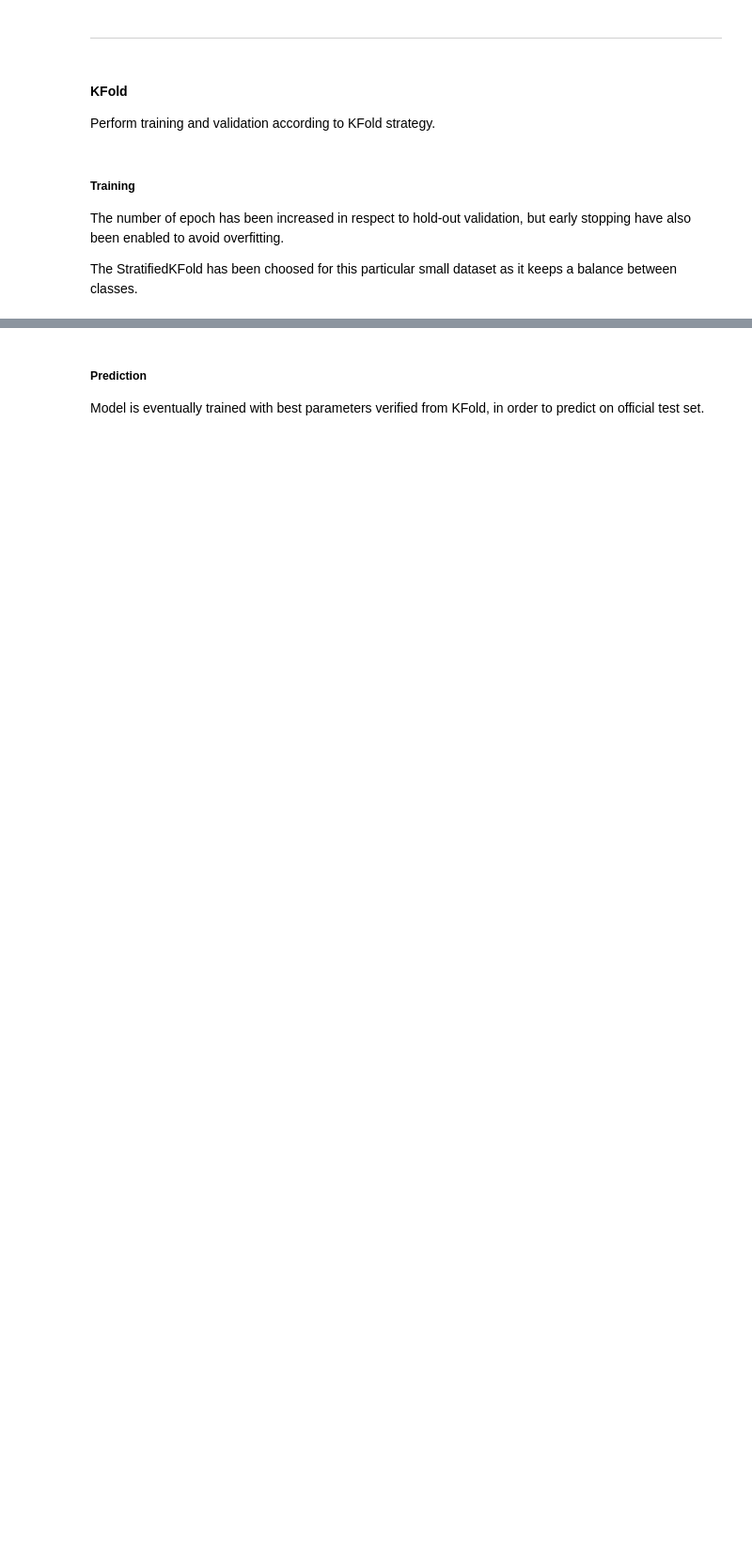
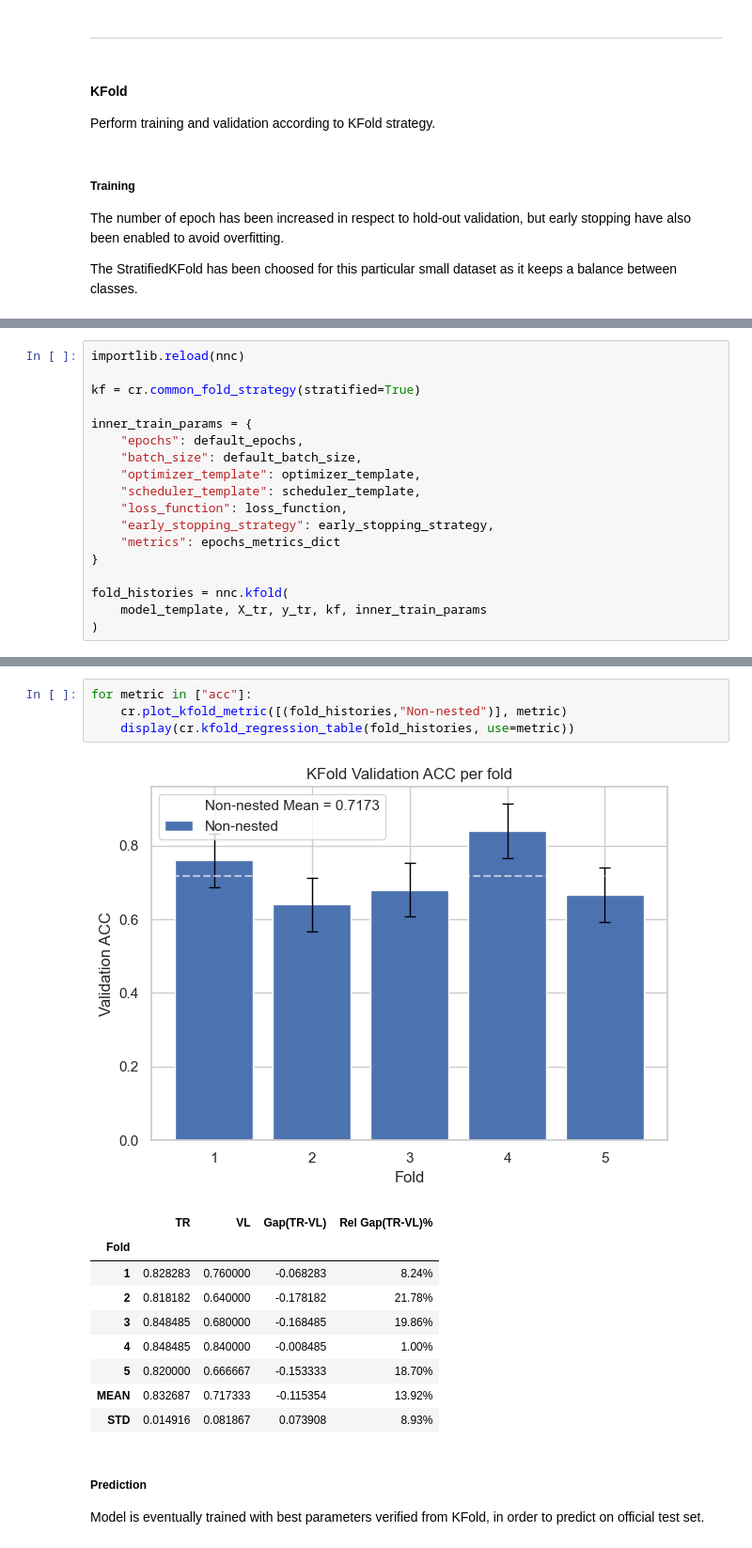
Before and after one commit to Borbico/Machine_Learning_Melaccio, a Jupyter notebook: notebooks/monk_NN.ipynb, the cells around one changed output, grey strips where cells are left out. Shown at 94% size. Drawn from its saved outputs; the diff is of its cells as text; blank space fills up the shorter version.

```diff
--- a/notebooks/monk_NN.ipynb
+++ b/notebooks/monk_NN.ipynb
@@ -273,0 +267,18 @@ cc.plot_kfold_acc(fold_histories)
+# %%
+importlib.reload(nnc)
+
+kf = cr.common_fold_strategy(stratified=True)
+
+inner_train_params = {
+    "epochs": default_epochs,
+    "batch_size": default_batch_size,
+    "optimizer_template": optimizer_template,
+    "scheduler_template": scheduler_template,
+    "loss_function": loss_function,
+    "early_stopping_strategy": early_stopping_strategy,
+    "metrics": epochs_metrics_dict
+}
+
+fold_histories = nnc.kfold(
+    model_template, X_tr, y_tr, kf, inner_train_params
+)
@@ -274,3 +303,18 @@ cc.plot_kfold_acc(fold_histories)
+# %%
+for metric in ["acc"]:
+    cr.plot_kfold_metric([(fold_histories,"Non-nested")], metric)
+    display(cr.kfold_regression_table(fold_histories, use=metric))
+# %% [output]
+[figure, added]
+|  | TR | VL | Gap(TR-VL) | Rel Gap(TR-VL)% |
+| Fold |  |  |  |  |
+| 1 | 0.828283 | 0.760000 | -0.068283 | 8.24% |
+| 2 | 0.818182 | 0.640000 | -0.178182 | 21.78% |
+| 3 | 0.848485 | 0.680000 | -0.168485 | 19.86% |
+| 4 | 0.848485 | 0.840000 | -0.008485 | 1.00% |
+| 5 | 0.820000 | 0.666667 | -0.153333 | 18.70% |
+| MEAN | 0.832687 | 0.717333 | -0.115354 | 13.92% |
+| STD | 0.014916 | 0.081867 | 0.073908 | 8.93% |
 # %% [markdown]
 <h5>Prediction</h5>
 <p>Model is eventually trained with best parameters verified from KFold, in order to predict on official test set.</p>
```
Also changed, not shown: parts of 31 cells of this notebook, 11 other files.
